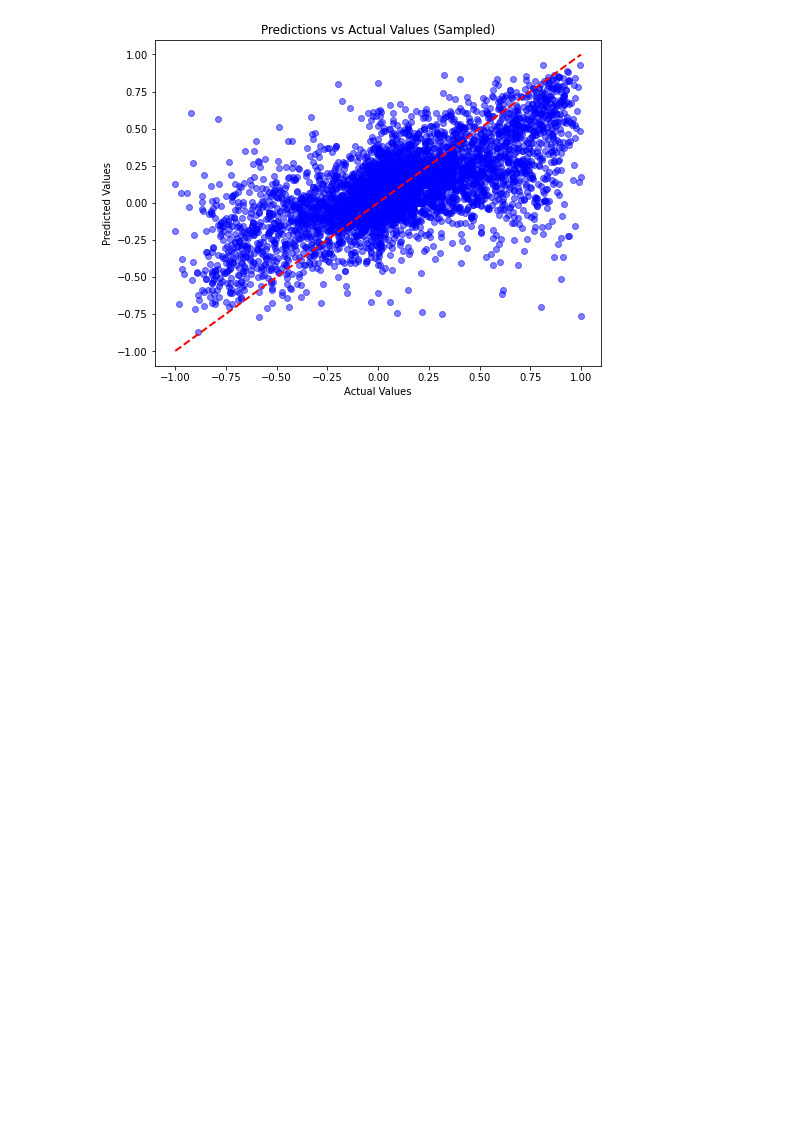
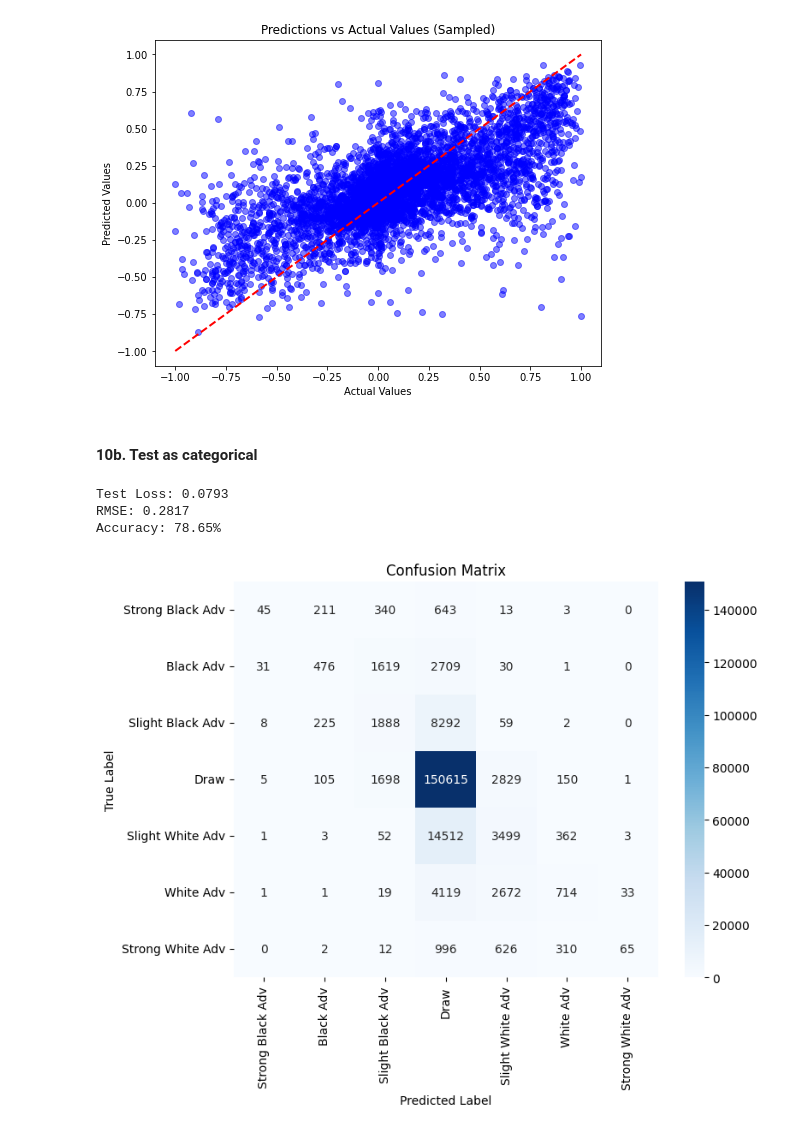
Before and after one commit to xP4NGU1N/chessbot_app, a Jupyter notebook: giraffe.ipynb, the cells around one changed output. Saved outputs shown, nothing was run; the diff lists cells and outputs as text; code cells hidden in the pictures; blank space fills up the shorter version.

Commit message:
add categorical evaluation for giraffe

```diff
--- a/giraffe.ipynb
+++ b/giraffe.ipynb
@@ -47,8 +49,8 @@ def plot_results(training_results, validation_results, best_epoch, best_train_lo
 # %%
 from utils.giraffe_data_preparation import load_and_split_data, preview_data_shapes
 
-# train_data, val_data, test_data = load_and_split_data("./dataset/chess_dataset.npz") # for local
-train_data, val_data, test_data = load_and_split_data("giraffe_chess_dataset.npz") # for colab
+train_data, val_data, test_data = load_and_split_data("./dataset/giraffe_chess_dataset.npz") # for local
+#train_data, val_data, test_data = load_and_split_data("giraffe_chess_dataset.npz") # for colab
 (X_train_global, X_train_piece, X_train_square), y_train = train_data
 (X_val_global, X_val_piece, X_val_square), y_val = val_data
 (X_test_global, X_test_piece, X_test_square), y_test = test_data
@@ -792,3 +794,5 @@ rmse = test_model_separation(final_model, test_data)
 Test Loss: 0.0805
 RMSE: 0.2838
 [figure]
+# %% [markdown]
+#### 10b. Test as categorical
@@ -794,0 +877,10 @@ RMSE: 0.2838
+# %%
+device = torch.device("cpu")
+giraffe = GiraffeModelFinal(15, 208, 128, 12, 64, 24, 64, 0.4).to(device)
+giraffe.load_state_dict(torch.load("./models/final_giraffe_model.pth", weights_only=True))
+rmse = test_model_categorical(giraffe, test_data)
+# %% [output]
+Test Loss: 0.0793
+RMSE: 0.2817
+Accuracy: 78.65%
+[figure, added]
```
Also changed, not shown: parts of 5 cells of this notebook.
